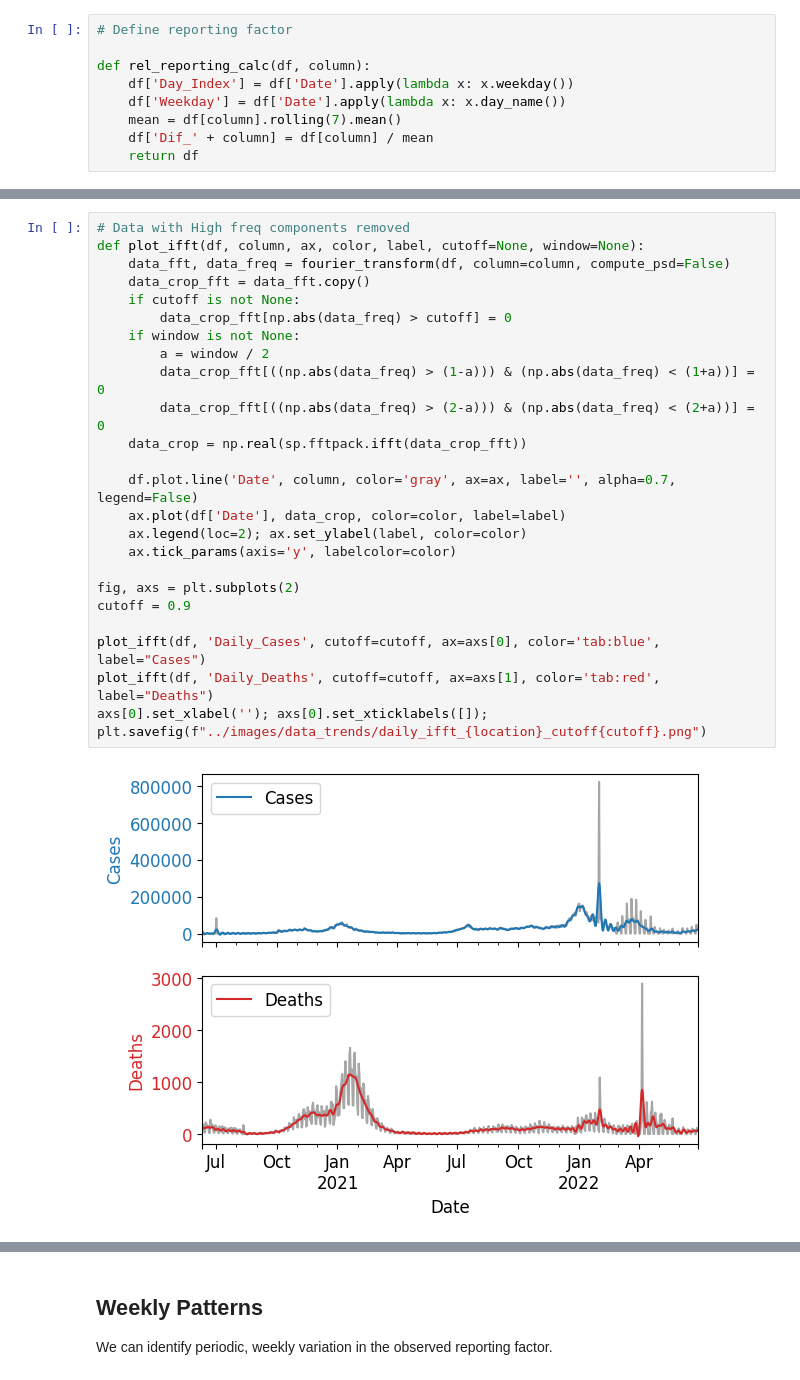
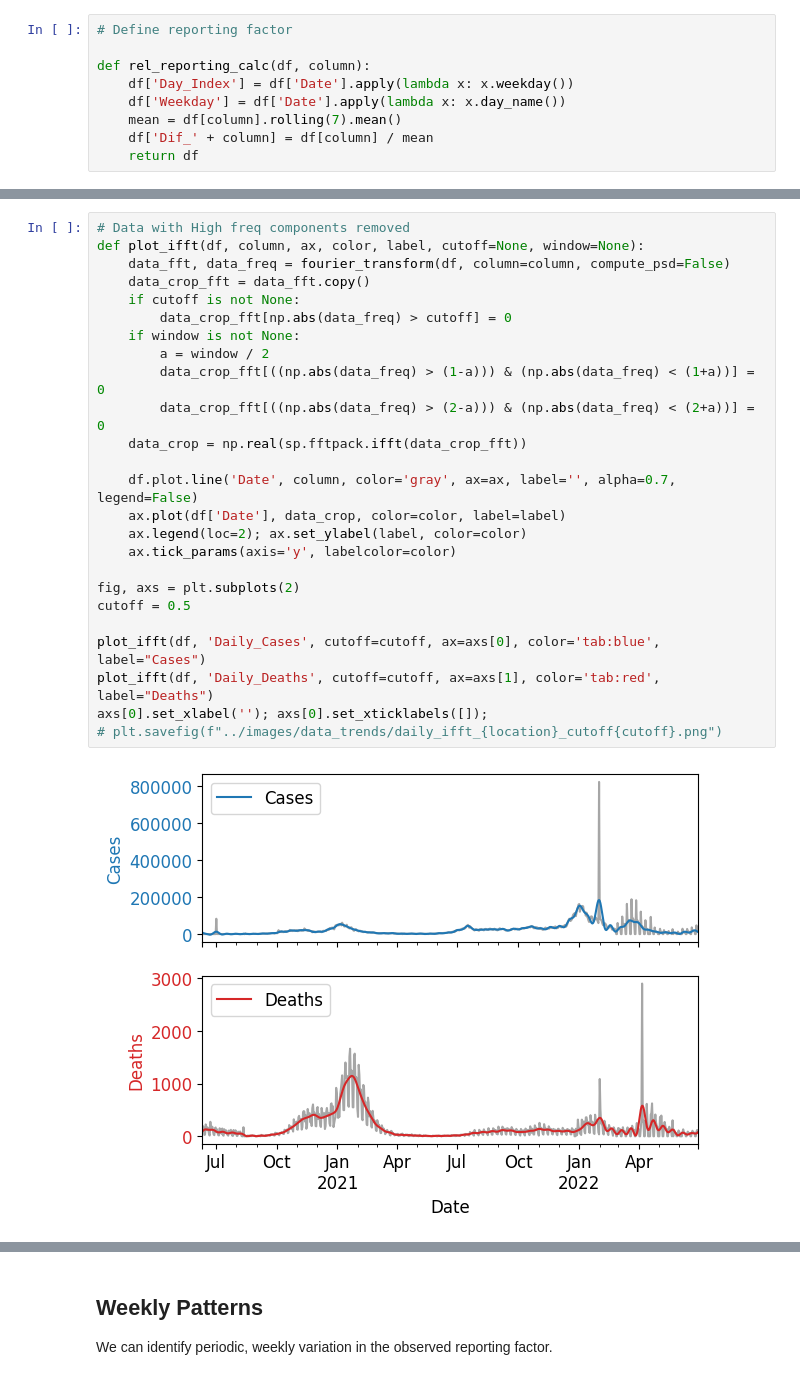
Before and after one commit to KCGallagher/periodic-sampling, a Jupyter notebook: analysis/data_trends.ipynb, the cells around one changed output, grey strips where cells are left out. Drawn from its saved outputs; the diff is of its cells as text.

```diff
--- a/analysis/data_trends.ipynb
+++ b/analysis/data_trends.ipynb
@@ -163,27 +152,27 @@ plt.savefig(f"../images/data_trends/daily_fft_{location}_shaded.png")
 # %%
 # Data with High freq components removed
 def plot_ifft(df, column, ax, color, label, cutoff=None, window=None):
     data_fft, data_freq = fourier_transform(df, column=column, compute_psd=False)
     data_crop_fft = data_fft.copy()
     if cutoff is not None:
         data_crop_fft[np.abs(data_freq) > cutoff] = 0
     if window is not None:
         a = window / 2
         data_crop_fft[((np.abs(data_freq) > (1-a))) & (np.abs(data_freq) < (1+a))] = 0
         data_crop_fft[((np.abs(data_freq) > (2-a))) & (np.abs(data_freq) < (2+a))] = 0
     data_crop = np.real(sp.fftpack.ifft(data_crop_fft))
 
     df.plot.line('Date', column, color='gray', ax=ax, label='', alpha=0.7, legend=False)
     ax.plot(df['Date'], data_crop, color=color, label=label)
     ax.legend(loc=2); ax.set_ylabel(label, color=color)
     ax.tick_params(axis='y', labelcolor=color)
 
 fig, axs = plt.subplots(2)
-cutoff = 0.9
+cutoff = 0.5
 
 plot_ifft(df, 'Daily_Cases', cutoff=cutoff, ax=axs[0], color='tab:blue', label="Cases")
 plot_ifft(df, 'Daily_Deaths', cutoff=cutoff, ax=axs[1], color='tab:red', label="Deaths")
 axs[0].set_xlabel(''); axs[0].set_xticklabels([]);
-plt.savefig(f"../images/data_trends/daily_ifft_{location}_cutoff{cutoff}.png")
+# plt.savefig(f"../images/data_trends/daily_ifft_{location}_cutoff{cutoff}.png")
 # %% [output]
-[figure, old version]
+[figure, new version]
```
Also changed, not shown: parts of 7 cells of this notebook, 5 other files.
